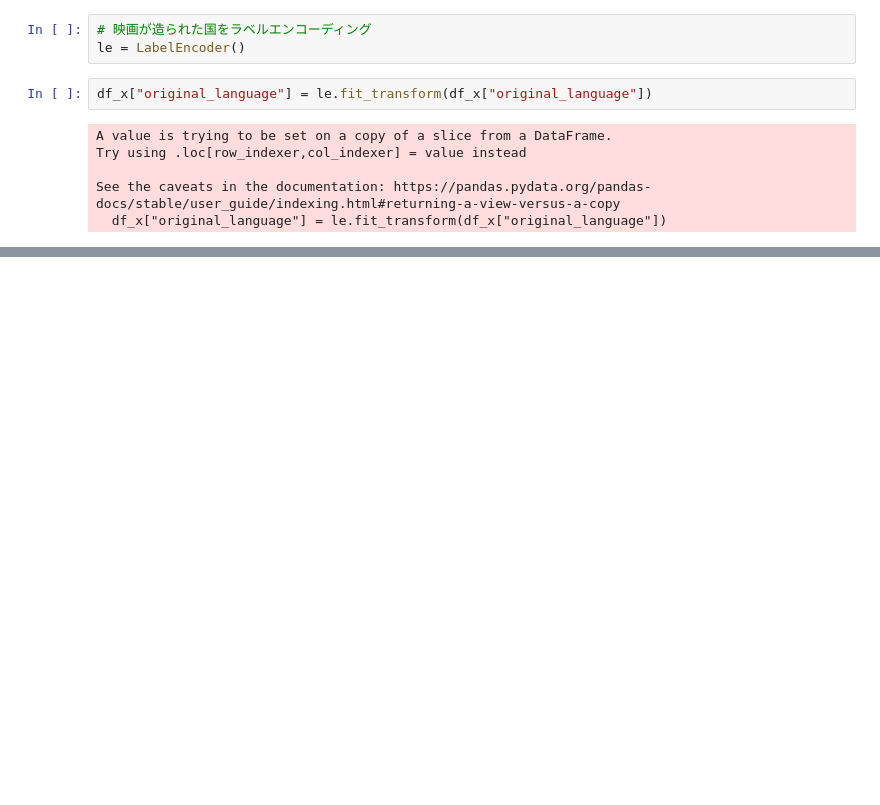
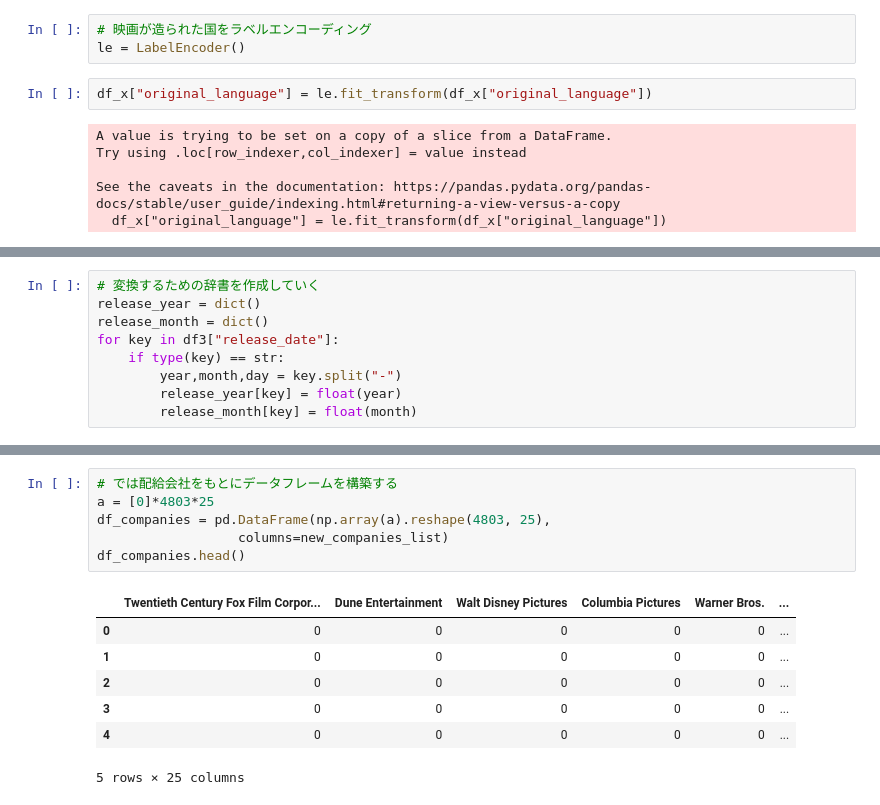
Before and after one commit to yoshimi-I/movie-prediction, a Jupyter notebook: main.ipynb, the cells around one changed output, grey strips where cells are left out. Cells and saved outputs as stored; diff of their text form; blank space fills up the shorter version.

```diff
--- a/main.ipynb
+++ b/main.ipynb
@@ -292,3 +230,12 @@ df3["release_date"].value_counts()
 2004-11-11     1
 2012-05-03     1
 Name: release_date, Length: 3280, dtype: int64
+# %%
+# 変換するための辞書を作成していく
+release_year = dict()
+release_month = dict()
+for key in df3["release_date"]:
+    if type(key) == str:
+        year,month,day = key.split("-")
+        release_year[key] = float(year)
+        release_month[key] = float(month)
@@ -294,0 +360,14 @@ Name: release_date, Length: 3280, dtype: int64
+# %%
+# では配給会社をもとにデータフレームを構築する
+a = [0]*4803*25
+df_companies = pd.DataFrame(np.array(a).reshape(4803, 25),
+                  columns=new_companies_list)
+df_companies.head()
+# %% [output]
+|  | Twentieth Century Fox Film Corpor... | Dune Entertainment | Walt Disney Pictures | Columbia Pictures | Warner Bros. | ... |
+| 0 | 0 | 0 | 0 | 0 | 0 | ... |
+| 1 | 0 | 0 | 0 | 0 | 0 | ... |
+| 2 | 0 | 0 | 0 | 0 | 0 | ... |
+| 3 | 0 | 0 | 0 | 0 | 0 | ... |
+| 4 | 0 | 0 | 0 | 0 | 0 | ... |
+5 rows × 25 columns
```
Also changed, not shown: parts of 30 cells of this notebook.
